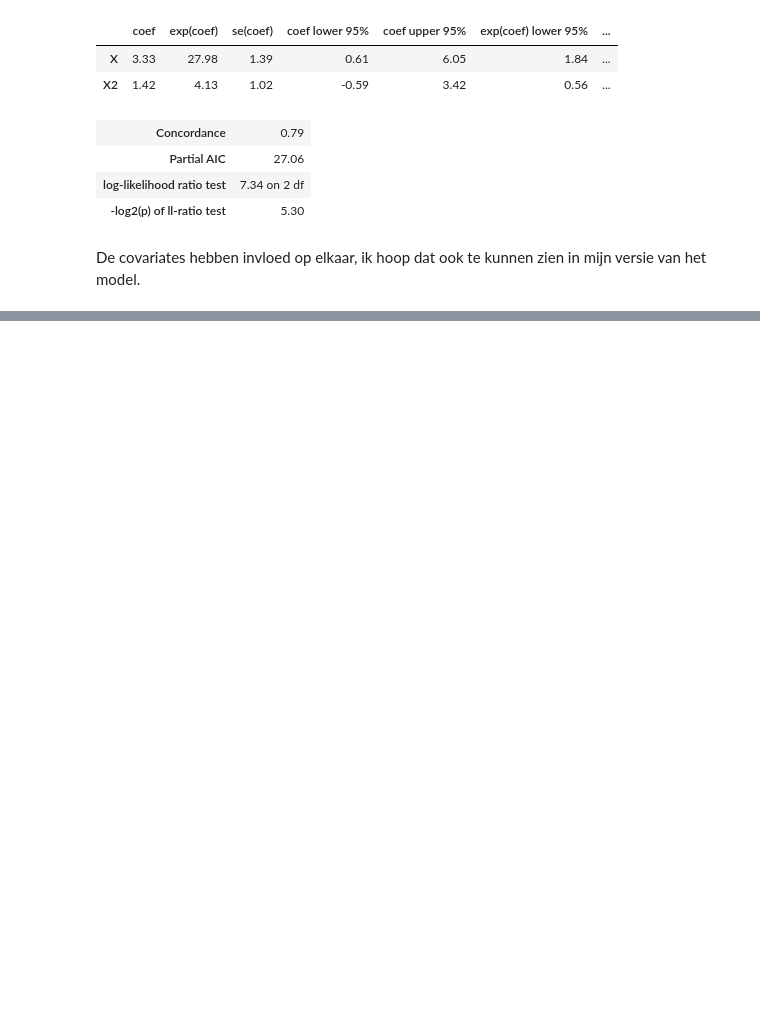
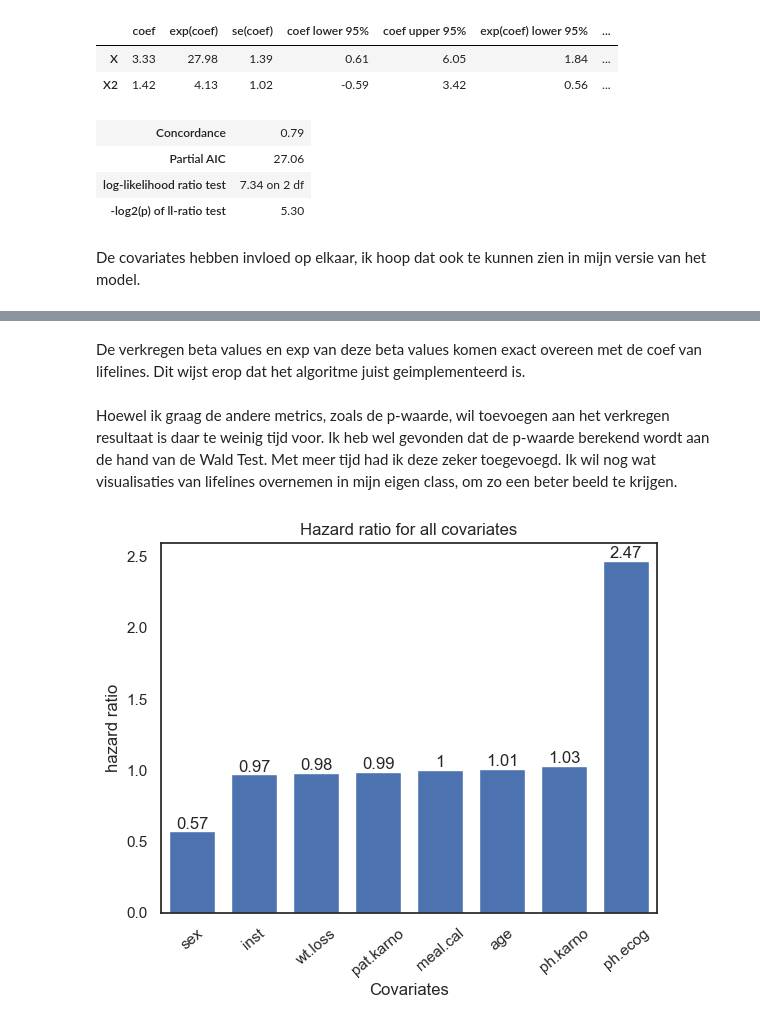
Before and after one commit to RamonReilman/cox_proportional_hazard, a Jupyter notebook: cox_proportional_hazard.ipynb, the cells around one changed output, grey strips where cells are left out. Drawn from its saved outputs; the diff is of its cells as text; code cells hidden in the pictures; blank space fills up the shorter version.

Commit message:
tsts own model on data

```diff
--- a/cox_proportional_hazard.ipynb
+++ b/cox_proportional_hazard.ipynb
@@ -862,6 +833,5 @@ importlib.reload(cph2)
 
 model = cph2.CoxProportionalHazard()
 
-for value in model.fit(df_nulless.drop("times_noise"), "time", "status"):
-    print(value)
+model.fit(df_nulless.drop("times_noise"), "time", "status")
 # %% [output]
@@ -875,0 +849,8 @@ for value in model.fit(df_nulless.drop("times_noise"), "time", "status"):
+# %% [markdown]
+De verkregen beta values en exp van deze beta values komen exact overeen met de coef van lifelines. Dit wijst erop dat het algoritme juist geimplementeerd is.
+# %% [markdown]
+Hoewel ik graag de andere metrics, zoals de p-waarde, wil toevoegen aan het verkregen resultaat is daar te weinig tijd voor. Ik heb wel gevonden dat de p-waarde berekend wordt aan de hand van de Wald Test. Met meer tijd had ik deze zeker toegevoegd. Ik wil nog wat visualisaties van lifelines overnemen in mijn eigen class, om zo een beter beeld te krijgen.
+# %%
+model.plot_hazard_ratio()
+# %% [output]
+[figure, added]
```
Also changed, not shown: parts of 19 cells of this notebook, 1 other file.
